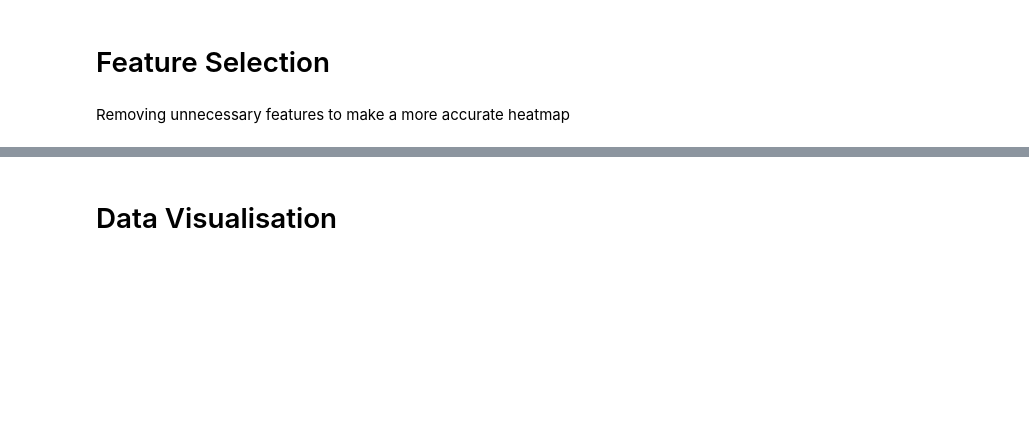
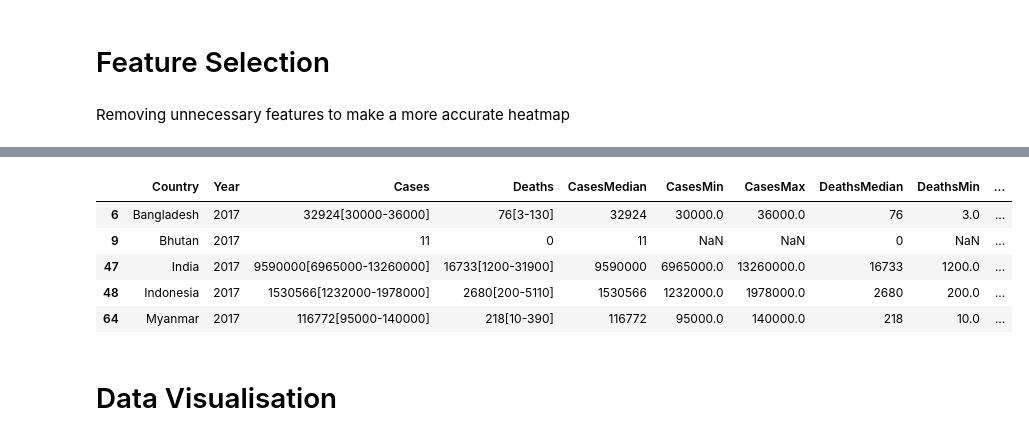
Before and after one commit to Michael-Kneale/COMP2200-Group-Project, a Jupyter notebook: main_report.ipynb, the cells around one changed output, grey strips where cells are left out. Drawn from its saved outputs; the diff is of its cells as text; code cells hidden in the pictures; blank space fills up the shorter version.

Commit message:
Made new dataframe with only Asian malaria data

```diff
--- a/main_report.ipynb
+++ b/main_report.ipynb
@@ -368,6 +368,16 @@ malaria_africa.head()
 | 11 | Botswana | 2017 | 2989[2300-4200] | 7[0-20] | 2989 | 2300.0 | 4200.0 | 7 | 0.0 | ... |
 | 13 | Burkina Faso | 2017 | 7907562[5645000-11330000] | 27791[25100-30500] | 7907562 | 5645000.0 | 11330000.0 | 27791 | 25100.0 | ... |
 | 14 | Burundi | 2017 | 2113066[1284000-3401000] | 5253[4300-6200] | 2113066 | 1284000.0 | 3401000.0 | 5253 | 4300.0 | ... |
+# %%
+malaria_asia = malaria[(malaria.WHORegion == "South-East Asia")]
+malaria_asia.head()
+# %% [output]
+|  | Country | Year | Cases | Deaths | CasesMedian | CasesMin | CasesMax | DeathsMedian | DeathsMin | ... |
+| 6 | Bangladesh | 2017 | 32924[30000-36000] | 76[3-130] | 32924 | 30000.0 | 36000.0 | 76 | 3.0 | ... |
+| 9 | Bhutan | 2017 | 11 | 0 | 11 | NaN | NaN | 0 | NaN | ... |
+| 47 | India | 2017 | 9590000[6965000-13260000] | 16733[1200-31900] | 9590000 | 6965000.0 | 13260000.0 | 16733 | 1200.0 | ... |
+| 48 | Indonesia | 2017 | 1530566[1232000-1978000] | 2680[200-5110] | 1530566 | 1232000.0 | 1978000.0 | 2680 | 200.0 | ... |
+| 64 | Myanmar | 2017 | 116772[95000-140000] | 218[10-390] | 116772 | 95000.0 | 140000.0 | 218 | 10.0 | ... |
 # %% [markdown]
 # Data Visualisation
 # %%
```
